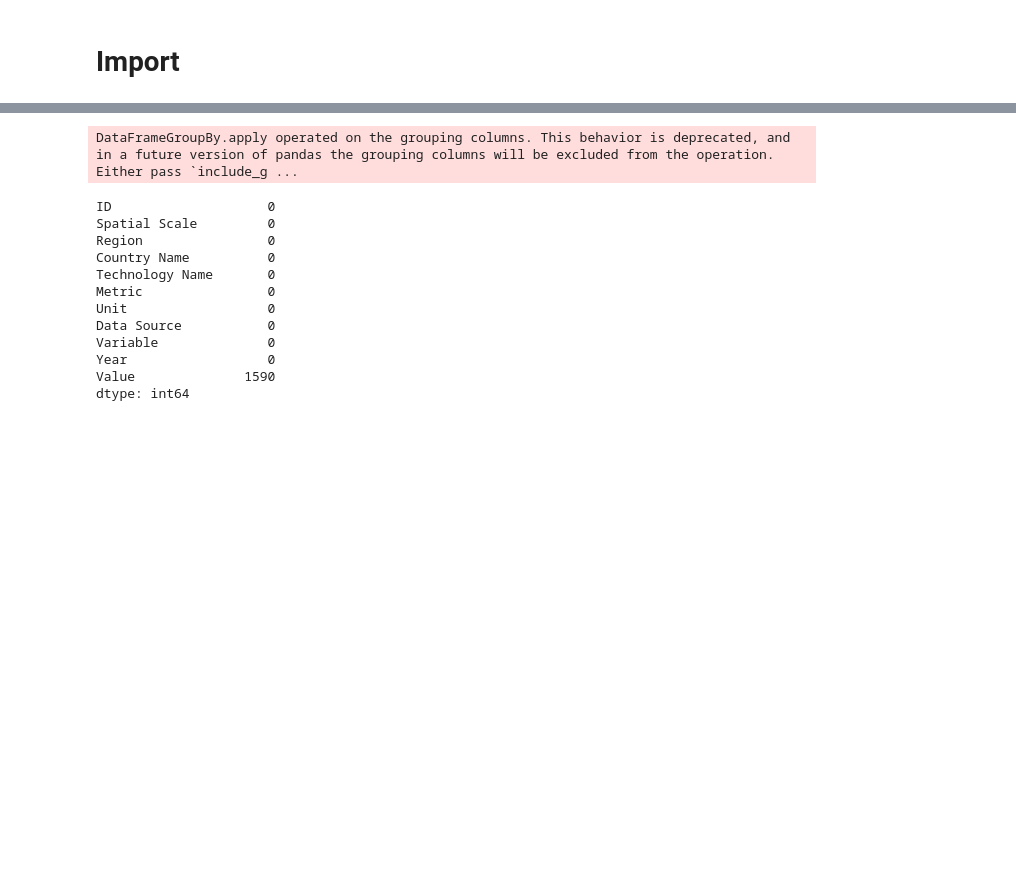
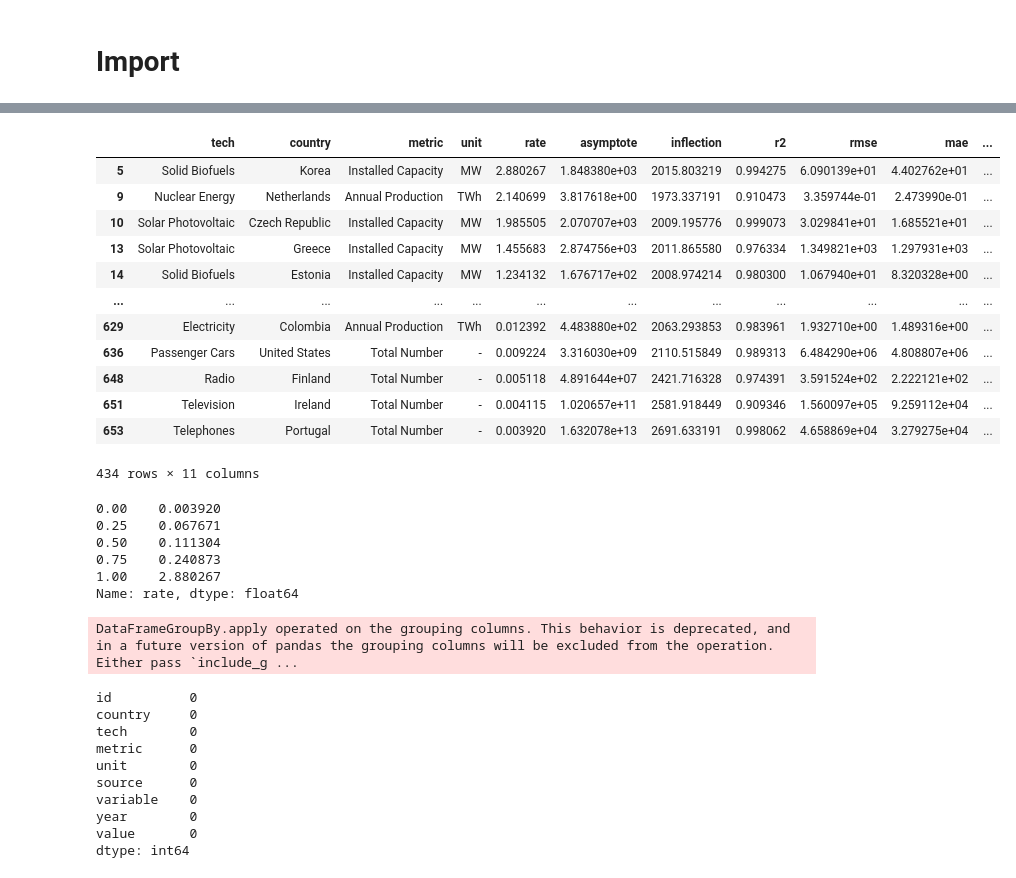
Before and after one commit to CANOE-main/canoe-transportation, a Jupyter notebook: model_constraints/growth_rates.ipynb, the cells around one changed output, grey strips where cells are left out. Drawn from its saved outputs; the diff is of its cells as text; code cells hidden in the pictures; blank space fills up the shorter version.

```diff
--- a/model_constraints/growth_rates.ipynb
+++ b/model_constraints/growth_rates.ipynb
@@ -199,0 +455,16 @@ growth_rates = growth_rates[growth_rates['rate'] >= 0]  # remove techs with nega
+# %%
+k_rates[k_rates['r2'] > 0.85]
+# %% [output]
+|  | tech | country | metric | unit | rate | asymptote | inflection | r2 | rmse | mae | ... |
+| 5 | Solid Biofuels | Korea | Installed Capacity | MW | 2.880267 | 1.848380e+03 | 2015.803219 | 0.994275 | 6.090139e+01 | 4.402762e+01 | ... |
+| 9 | Nuclear Energy | Netherlands | Annual Production | TWh | 2.140699 | 3.817618e+00 | 1973.337191 | 0.910473 | 3.359744e-01 | 2.473990e-01 | ... |
+| 10 | Solar Photovoltaic | Czech Republic | Installed Capacity | MW | 1.985505 | 2.070707e+03 | 2009.195776 | 0.999073 | 3.029841e+01 | 1.685521e+01 | ... |
+| 13 | Solar Photovoltaic | Greece | Installed Capacity | MW | 1.455683 | 2.874756e+03 | 2011.865580 | 0.976334 | 1.349821e+03 | 1.297931e+03 | ... |
+| 14 | Solid Biofuels | Estonia | Installed Capacity | MW | 1.234132 | 1.676717e+02 | 2008.974214 | 0.980300 | 1.067940e+01 | 8.320328e+00 | ... |
+| ... | ... | ... | ... | ... | ... | ... | ... | ... | ... | ... | ... |
+| 629 | Electricity | Colombia | Annual Production | TWh | 0.012392 | 4.483880e+02 | 2063.293853 | 0.983961 | 1.932710e+00 | 1.489316e+00 | ... |
+| 636 | Passenger Cars | United States | Total Number | - | 0.009224 | 3.316030e+09 | 2110.515849 | 0.989313 | 6.484290e+06 | 4.808807e+06 | ... |
+| 648 | Radio | Finland | Total Number | - | 0.005118 | 4.891644e+07 | 2421.716328 | 0.974391 | 3.591524e+02 | 2.222121e+02 | ... |
+| 651 | Television | Ireland | Total Number | - | 0.004115 | 1.020657e+11 | 2581.918449 | 0.909346 | 1.560097e+05 | 9.259112e+04 | ... |
+| 653 | Telephones | Portugal | Total Number | - | 0.003920 | 1.632078e+13 | 2691.633191 | 0.998062 | 4.658869e+04 | 3.279275e+04 | ... |
+434 rows × 11 columns
@@ -200,29 +473,35 @@ growth_rates = growth_rates[growth_rates['rate'] >= 0]  # remove techs with nega
+# %%
+k_rates[k_rates['r2'] > 0.85]['rate'].quantile(q=[0, 0.25, 0.5, 0.75, 1])
+# %% [output]
+0.00    0.003920
+0.25    0.067671
+0.50    0.111304
+0.75    0.240873
+1.00    2.880267
+Name: rate, dtype: float64
 # %%
-cars = data[(data['Variable'] == 'Number of Units|Passenger Cars') & (data['Year'].between(1895, 2003)) & (data['Country Name'].isin(oecd_countries))]
-cars = cars.reset_index(drop=True).sort_values(['Country Name', 'Year'])
-# cars['Value'] = cars.groupby('Country Name', group_keys=False)['Value'].apply(lambda group: group.interpolate(method='linear'))
+cars = data_clean[data_clean['variable'] == 'Number of Units|Passenger Cars']
+cars = cars.reset_index(drop=True).sort_values(['country', 'year'])
 
 def interpolate_up_to_last_valid_year(group):
     # Find the last year with a non-null 'Value' in the group
-    last_valid_year = group['Year'][group['Value'].last_valid_index()]
+    last_valid_year = group['year'][group['value'].last_valid_index()]
     # Interpolate only up to this last valid year
-    group.loc[group['Year'] <= last_valid_year, 'Value'] = group['Value'].interpolate()
+    group.loc[group['year'] <= last_valid_year, 'value'] = group['value'].interpolate()
     return group
 
 # Apply interpolation function to each country's group
-cars = cars.groupby('Country Name', group_keys=False).apply(interpolate_up_to_last_valid_year)
+cars = cars.groupby('country', group_keys=False).apply(interpolate_up_to_last_valid_year)
 cars.isna().sum()
 # %% [output]
 DataFrameGroupBy.apply operated on the grouping columns. This behavior is deprecated, and in a future version of pandas the grouping columns will be excluded from the operation. Either pass `include_g ...
-ID                    0
-Spatial Scale         0
-Region                0
-Country Name          0
-Technology Name       0
-Metric                0
-Unit                  0
-Data Source           0
-Variable              0
-Year                  0
-Value              1590
+id          0
+country     0
+tech        0
+metric      0
+unit        0
+source      0
+variable    0
+year        0
+value       0
 dtype: int64
```
Also changed, not shown: parts of 19 cells of this notebook, 19 other files.
